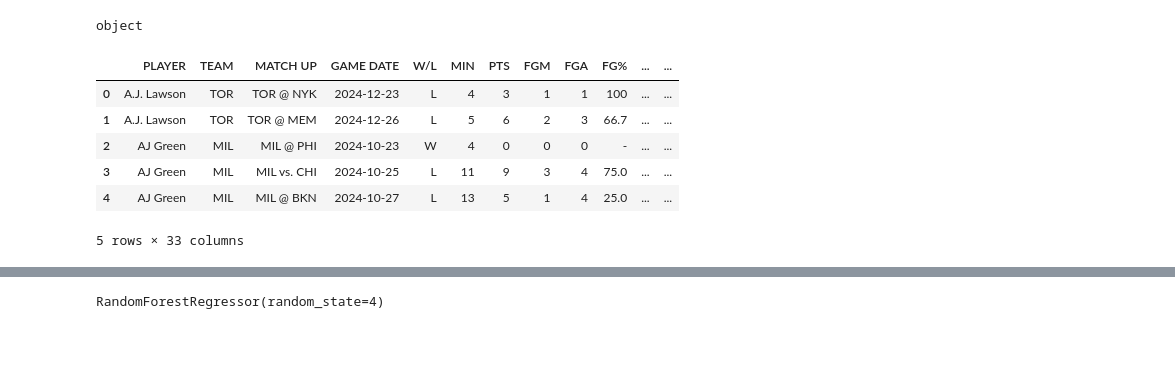
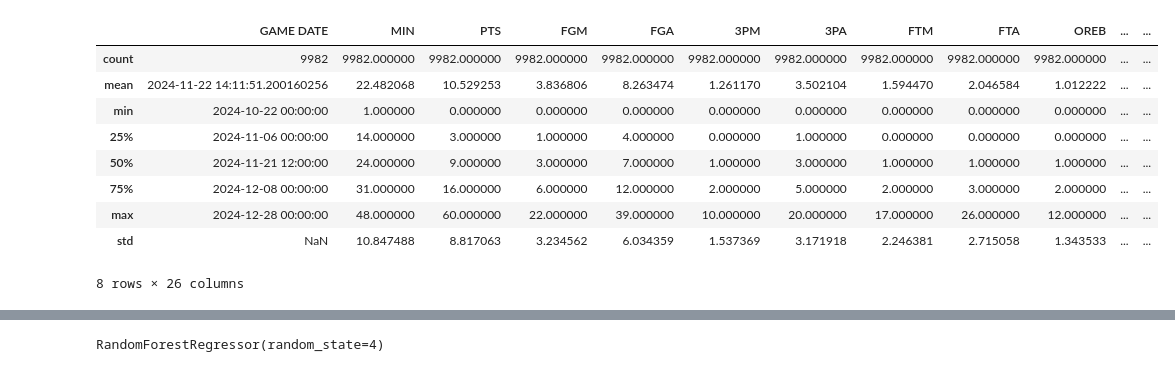
Before and after one commit to ibracken/NBA_Machine_Learning, a Jupyter notebook: scripts/nbaSupervisedLearningClusters.ipynb, the cells around one changed output, grey strips where cells are left out. Cells and saved outputs as stored; diff of their text form; code cells hidden in the pictures; blank space fills up the shorter version.

```diff
--- a/scripts/nbaSupervisedLearningClusters.ipynb
+++ b/scripts/nbaSupervisedLearningClusters.ipynb
@@ -11,18 +11,19 @@ from sklearn.preprocessing import OneHotEncoder
 dataset = pd.read_excel('../data/boxScores.xlsx')
 # %%
 dataset = dataset[dataset['MIN'] != 0]
-print(dataset['W/L'].dtype)
 dataset = dataset.dropna(subset=['W/L'])
-dataset.head()
+dataset.describe()
 # %% [output]
+|  | GAME DATE | MIN | PTS | FGM | FGA | 3PM | 3PA | FTM | FTA | OREB | ... | ... |
+| count | 9982 | 9982.000000 | 9982.000000 | 9982.000000 | 9982.000000 | 9982.000000 | 9982.000000 | 9982.000000 | 9982.000000 | 9982.000000 | ... | ... |
+| mean | 2024-11-22 14:11:51.200160256 | 22.482068 | 10.529253 | 3.836806 | 8.263474 | 1.261170 | 3.502104 | 1.594470 | 2.046584 | 1.012222 | ... | ... |
+| min | 2024-10-22 00:00:00 | 1.000000 | 0.000000 | 0.000000 | 0.000000 | 0.000000 | 0.000000 | 0.000000 | 0.000000 | 0.000000 | ... | ... |
+| 25% | 2024-11-06 00:00:00 | 14.000000 | 3.000000 | 1.000000 | 4.000000 | 0.000000 | 1.000000 | 0.000000 | 0.000000 | 0.000000 | ... | ... |
+| 50% | 2024-11-21 12:00:00 | 24.000000 | 9.000000 | 3.000000 | 7.000000 | 1.000000 | 3.000000 | 1.000000 | 1.000000 | 1.000000 | ... | ... |
+| 75% | 2024-12-08 00:00:00 | 31.000000 | 16.000000 | 6.000000 | 12.000000 | 2.000000 | 5.000000 | 2.000000 | 3.000000 | 2.000000 | ... | ... |
+| max | 2024-12-28 00:00:00 | 48.000000 | 60.000000 | 22.000000 | 39.000000 | 10.000000 | 20.000000 | 17.000000 | 26.000000 | 12.000000 | ... | ... |
+| std | NaN | 10.847488 | 8.817063 | 3.234562 | 6.034359 | 1.537369 | 3.171918 | 2.246381 | 2.715058 | 1.343533 | ... | ... |
-object
+8 rows × 26 columns
-|  | PLAYER | TEAM | MATCH UP | GAME DATE | W/L | MIN | PTS | FGM | FGA | FG% | ... | ... |
-| 0 | A.J. Lawson | TOR | TOR @ NYK | 2024-12-23 | L | 4 | 3 | 1 | 1 | 100 | ... | ... |
-| 1 | A.J. Lawson | TOR | TOR @ MEM | 2024-12-26 | L | 5 | 6 | 2 | 3 | 66.7 | ... | ... |
-| 2 | AJ Green | MIL | MIL @ PHI | 2024-10-23 | W | 4 | 0 | 0 | 0 | - | ... | ... |
-| 3 | AJ Green | MIL | MIL vs. CHI | 2024-10-25 | L | 11 | 9 | 3 | 4 | 75.0 | ... | ... |
-| 4 | AJ Green | MIL | MIL @ BKN | 2024-10-27 | L | 13 | 5 | 1 | 4 | 25.0 | ... | ... |
-5 rows × 33 columns
 # %%
 clusterdf = pd.read_excel('../data/clusteredPlayers.xlsx')
 # %%
```
Also changed, not shown: parts of 18 cells of this notebook, 9 other files.
